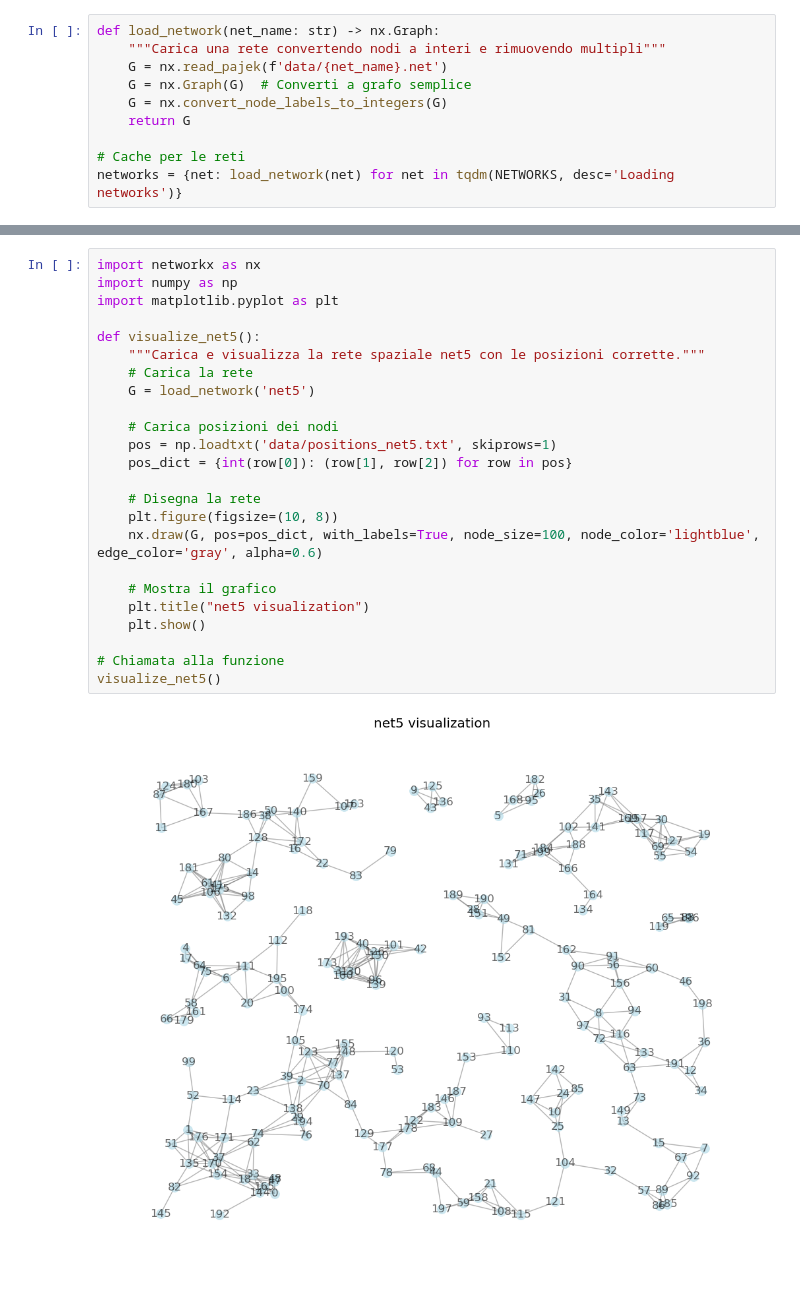
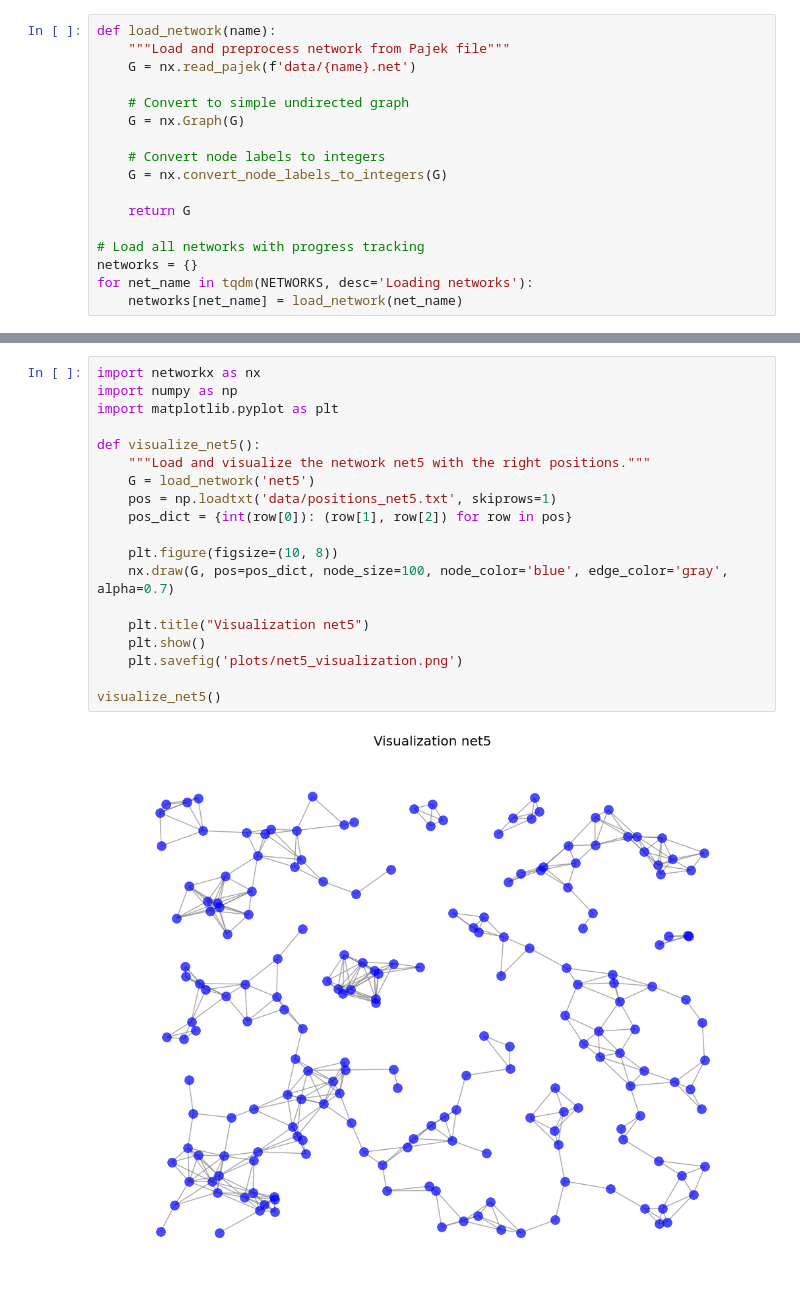
Before and after one commit to marcellorussox/ComplexNets-A1-Analysis, a Jupyter notebook: Network_Analysis.ipynb, the cells around one changed output, grey strips where cells are left out. Saved outputs shown, nothing was run; the diff lists cells and outputs as text.

```diff
--- a/Network_Analysis.ipynb
+++ b/Network_Analysis.ipynb
@@ -24,10 +23,17 @@ plt.style.use('ggplot')
 # %%
-def load_network(net_name: str) -> nx.Graph:
-    """Carica una rete convertendo nodi a interi e rimuovendo multipli"""
-    G = nx.read_pajek(f'data/{net_name}.net')
-    G = nx.Graph(G)  # Converti a grafo semplice
+def load_network(name):
+    """Load and preprocess network from Pajek file"""
+    G = nx.read_pajek(f'data/{name}.net')
+
+    # Convert to simple undirected graph
+    G = nx.Graph(G)
+
+    # Convert node labels to integers
     G = nx.convert_node_labels_to_integers(G)
+
     return G
 
-# Cache per le reti
-networks = {net: load_network(net) for net in tqdm(NETWORKS, desc='Loading networks')}
+# Load all networks with progress tracking
+networks = {}
+for net_name in tqdm(NETWORKS, desc='Loading networks'):
+    networks[net_name] = load_network(net_name)
@@ -151,26 +191,21 @@ save_to_markdown(centrality_results)
 # %%
 import networkx as nx
 import numpy as np
 import matplotlib.pyplot as plt
 
 def visualize_net5():
-    """Carica e visualizza la rete spaziale net5 con le posizioni corrette."""
-    # Carica la rete
+    """Load and visualize the network net5 with the right positions."""
     G = load_network('net5')
-
-    # Carica posizioni dei nodi
     pos = np.loadtxt('data/positions_net5.txt', skiprows=1)
     pos_dict = {int(row[0]): (row[1], row[2]) for row in pos}
 
-    # Disegna la rete
     plt.figure(figsize=(10, 8))
-    nx.draw(G, pos=pos_dict, with_labels=True, node_size=100, node_color='lightblue', edge_color='gray', alpha=0.6)
+    nx.draw(G, pos=pos_dict, node_size=100, node_color='blue', edge_color='gray', alpha=0.7)
 
-    # Mostra il grafico
-    plt.title("net5 visualization")
+    plt.title("Visualization net5")
     plt.show()
+    plt.savefig('plots/net5_visualization.png')
 
-# Chiamata alla funzione
 visualize_net5()
 # %% [output]
-[figure, old version]
+[figure, new version]
```
Also changed, not shown: parts of 26 cells of this notebook.
